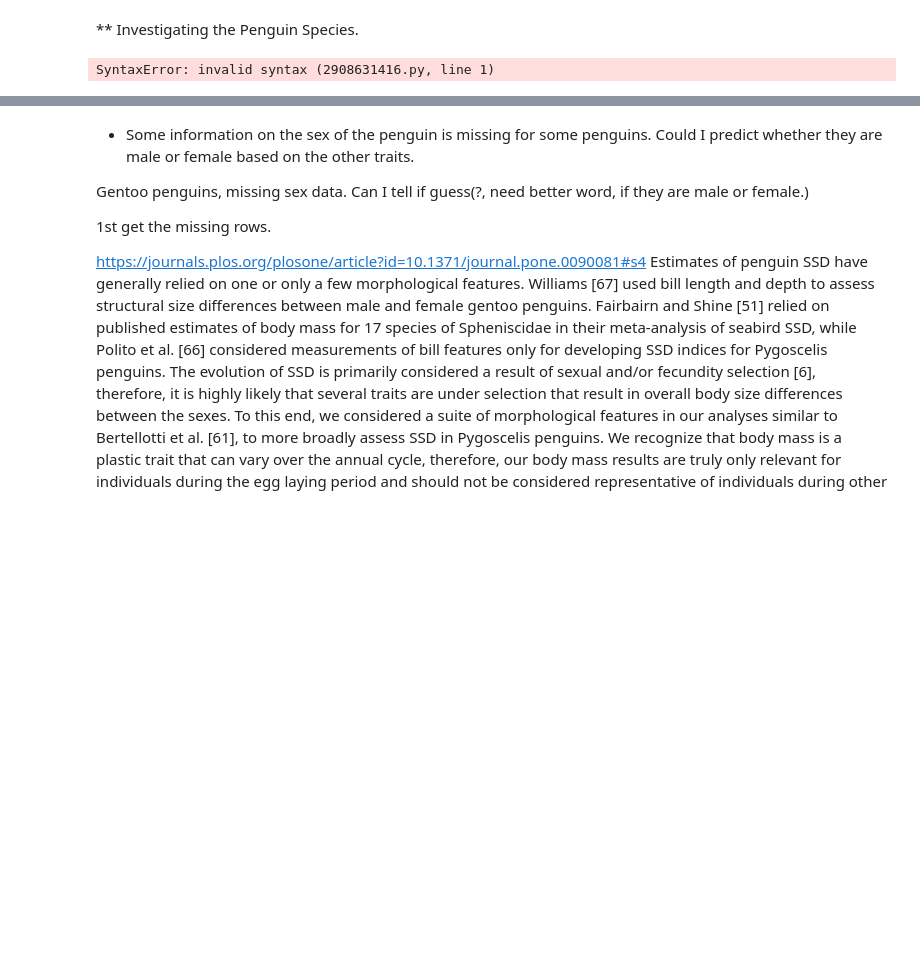
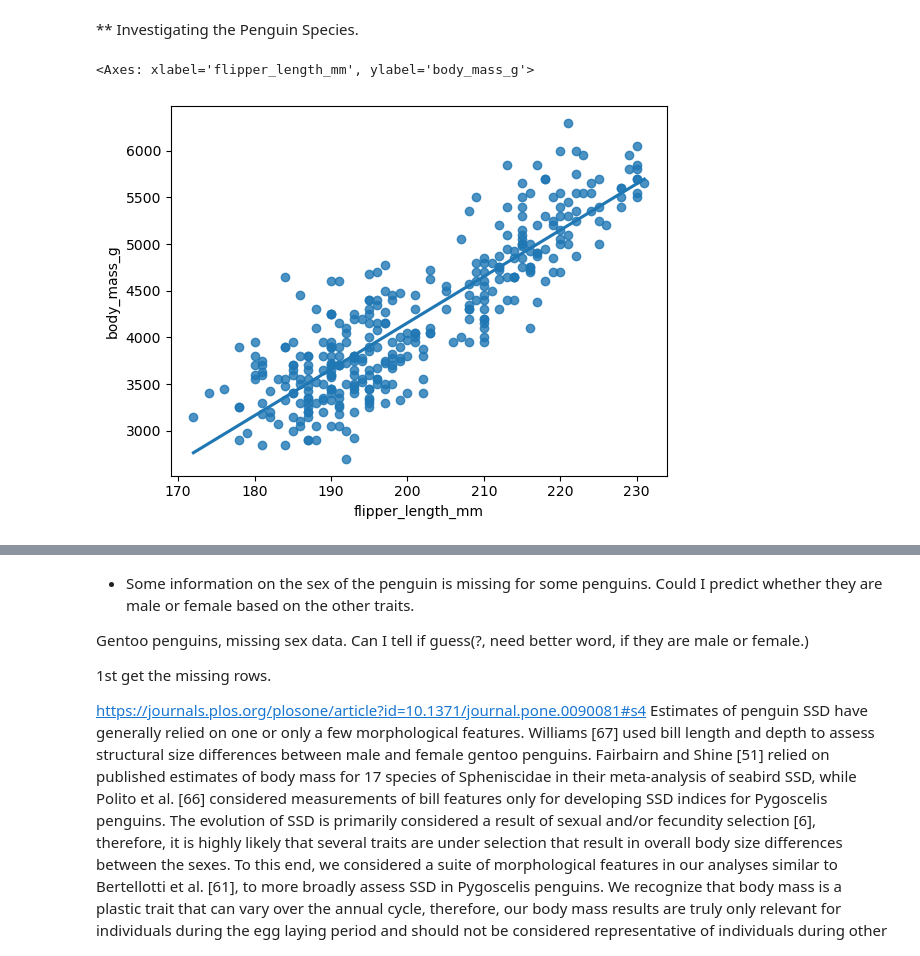
Before and after one commit to IreneKilgannon/DataAnalytics, a Jupyter notebook: penguins.ipynb, the cells around one changed output, grey strips where cells are left out. Drawn from its saved outputs; the diff is of its cells as text; code cells hidden in the pictures; blank space fills up the shorter version.

Commit message:
discussion of scatter plots and correlation coefficients

```diff
--- a/penguins.ipynb
+++ b/penguins.ipynb
@@ -778,10 +798,11 @@ adelie.groupby('island')['body_mass_g'].mean().std()
 # %% [markdown]
 ** Investigating the Penguin Species.
 # %%
-regression plot
+# regression plot
 
 sns.regplot(x = 'flipper_length_mm', y = 'body_mass_g', data = penguins, ci = None)
 # %% [output]
-SyntaxError: invalid syntax (2908631416.py, line 1)
+<Axes: xlabel='flipper_length_mm', ylabel='body_mass_g'>
+[figure, added]
 # %%
 df.groupby('species').count()
```
Also changed, not shown: parts of 9 cells of this notebook, 1 other file.
